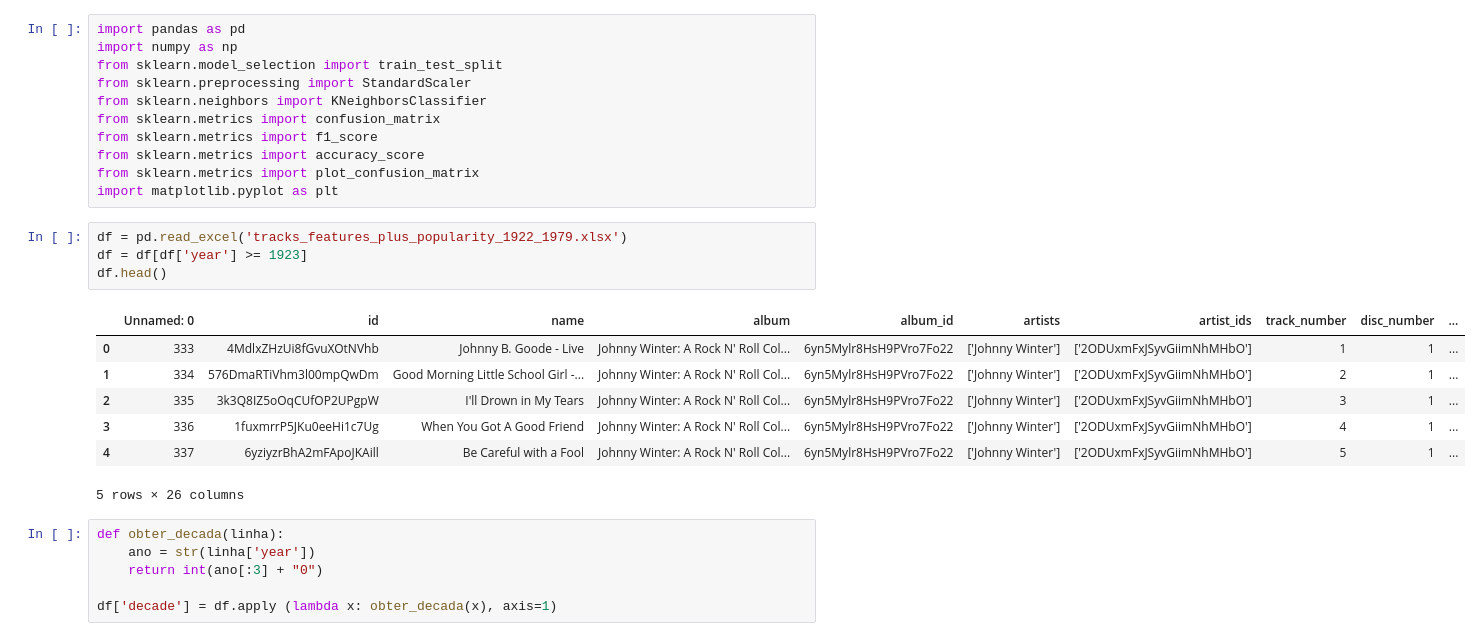
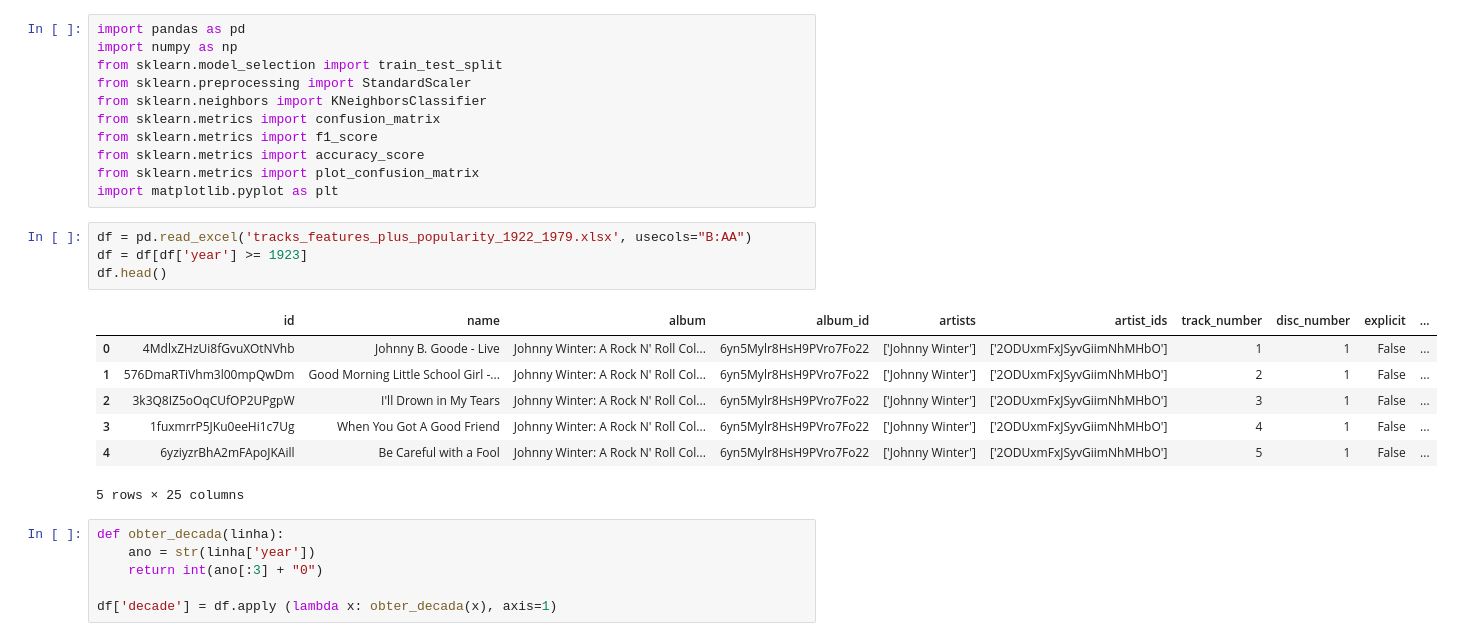
Before and after one commit to andrepalhares/msi2, a Jupyter notebook: 3 - Classificação dos dados (1923 - 1979).ipynb, the cells around one changed output. Cells and saved outputs as stored; diff of their text form.

```diff
--- a/3 - Classificação dos dados (1923 - 1979).ipynb
+++ b/3 - Classificação dos dados (1923 - 1979).ipynb
@@ -10,17 +10,17 @@ from sklearn.metrics import accuracy_score
 from sklearn.metrics import plot_confusion_matrix
 import matplotlib.pyplot as plt
 # %%
-df = pd.read_excel('tracks_features_plus_popularity_1922_1979.xlsx')
+df = pd.read_excel('tracks_features_plus_popularity_1922_1979.xlsx', usecols="B:AA")
 df = df[df['year'] >= 1923]
 df.head()
 # %% [output]
-|  | Unnamed: 0 | id | name | album | album_id | artists | artist_ids | track_number | disc_number | ... |
-| 0 | 333 | 4MdlxZHzUi8fGvuXOtNVhb | Johnny B. Goode - Live | Johnny Winter: A Rock N' Roll Col... | 6yn5Mylr8HsH9PVro7Fo22 | ['Johnny Winter'] | ['2ODUxmFxJSyvGiimNhMHbO'] | 1 | 1 | ... |
-| 1 | 334 | 576DmaRTiVhm3l00mpQwDm | Good Morning Little School Girl -... | Johnny Winter: A Rock N' Roll Col... | 6yn5Mylr8HsH9PVro7Fo22 | ['Johnny Winter'] | ['2ODUxmFxJSyvGiimNhMHbO'] | 2 | 1 | ... |
-| 2 | 335 | 3k3Q8IZ5oOqCUfOP2UPgpW | I'll Drown in My Tears | Johnny Winter: A Rock N' Roll Col... | 6yn5Mylr8HsH9PVro7Fo22 | ['Johnny Winter'] | ['2ODUxmFxJSyvGiimNhMHbO'] | 3 | 1 | ... |
-| 3 | 336 | 1fuxmrrP5JKu0eeHi1c7Ug | When You Got A Good Friend | Johnny Winter: A Rock N' Roll Col... | 6yn5Mylr8HsH9PVro7Fo22 | ['Johnny Winter'] | ['2ODUxmFxJSyvGiimNhMHbO'] | 4 | 1 | ... |
-| 4 | 337 | 6yziyzrBhA2mFApoJKAill | Be Careful with a Fool | Johnny Winter: A Rock N' Roll Col... | 6yn5Mylr8HsH9PVro7Fo22 | ['Johnny Winter'] | ['2ODUxmFxJSyvGiimNhMHbO'] | 5 | 1 | ... |
+|  | id | name | album | album_id | artists | artist_ids | track_number | disc_number | explicit | ... |
+| 0 | 4MdlxZHzUi8fGvuXOtNVhb | Johnny B. Goode - Live | Johnny Winter: A Rock N' Roll Col... | 6yn5Mylr8HsH9PVro7Fo22 | ['Johnny Winter'] | ['2ODUxmFxJSyvGiimNhMHbO'] | 1 | 1 | False | ... |
+| 1 | 576DmaRTiVhm3l00mpQwDm | Good Morning Little School Girl -... | Johnny Winter: A Rock N' Roll Col... | 6yn5Mylr8HsH9PVro7Fo22 | ['Johnny Winter'] | ['2ODUxmFxJSyvGiimNhMHbO'] | 2 | 1 | False | ... |
+| 2 | 3k3Q8IZ5oOqCUfOP2UPgpW | I'll Drown in My Tears | Johnny Winter: A Rock N' Roll Col... | 6yn5Mylr8HsH9PVro7Fo22 | ['Johnny Winter'] | ['2ODUxmFxJSyvGiimNhMHbO'] | 3 | 1 | False | ... |
+| 3 | 1fuxmrrP5JKu0eeHi1c7Ug | When You Got A Good Friend | Johnny Winter: A Rock N' Roll Col... | 6yn5Mylr8HsH9PVro7Fo22 | ['Johnny Winter'] | ['2ODUxmFxJSyvGiimNhMHbO'] | 4 | 1 | False | ... |
+| 4 | 6yziyzrBhA2mFApoJKAill | Be Careful with a Fool | Johnny Winter: A Rock N' Roll Col... | 6yn5Mylr8HsH9PVro7Fo22 | ['Johnny Winter'] | ['2ODUxmFxJSyvGiimNhMHbO'] | 5 | 1 | False | ... |
-5 rows × 26 columns
+5 rows × 25 columns
 # %%
 def obter_decada(linha):
     ano = str(linha['year'])
```
Also changed, not shown: parts of 4 cells of this notebook.
